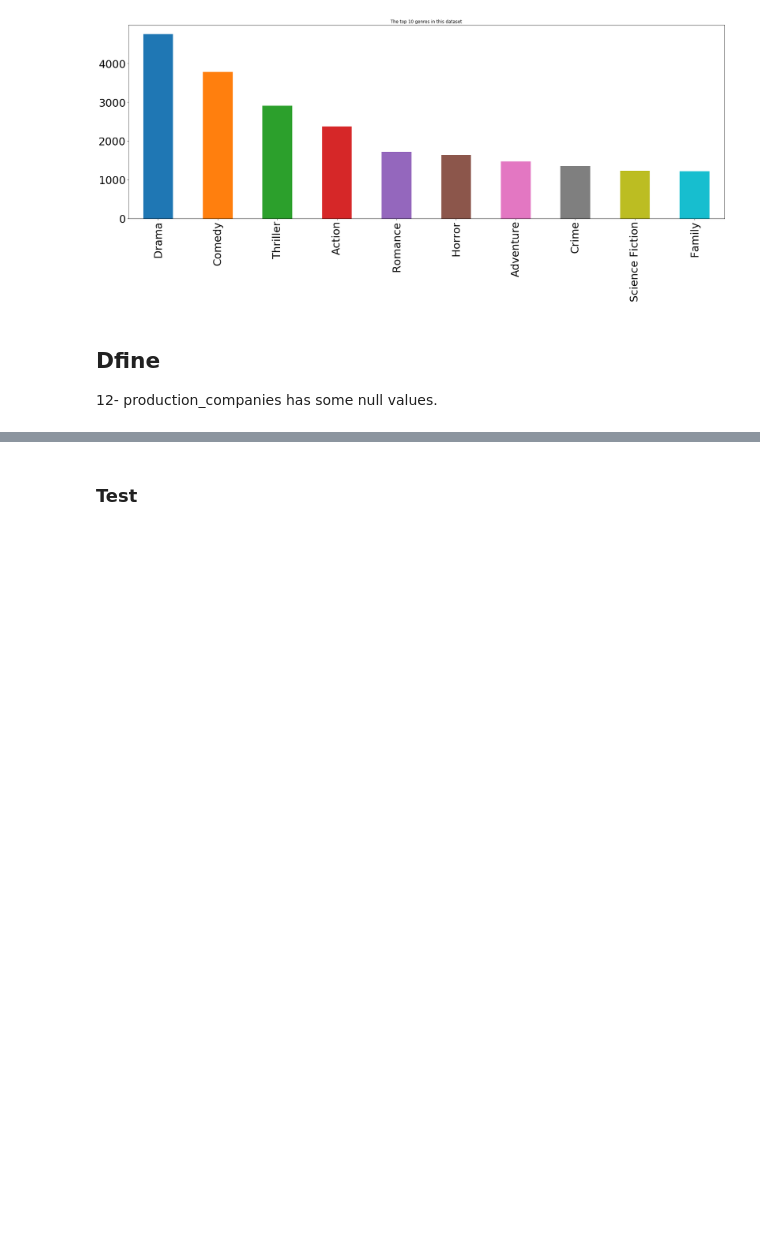
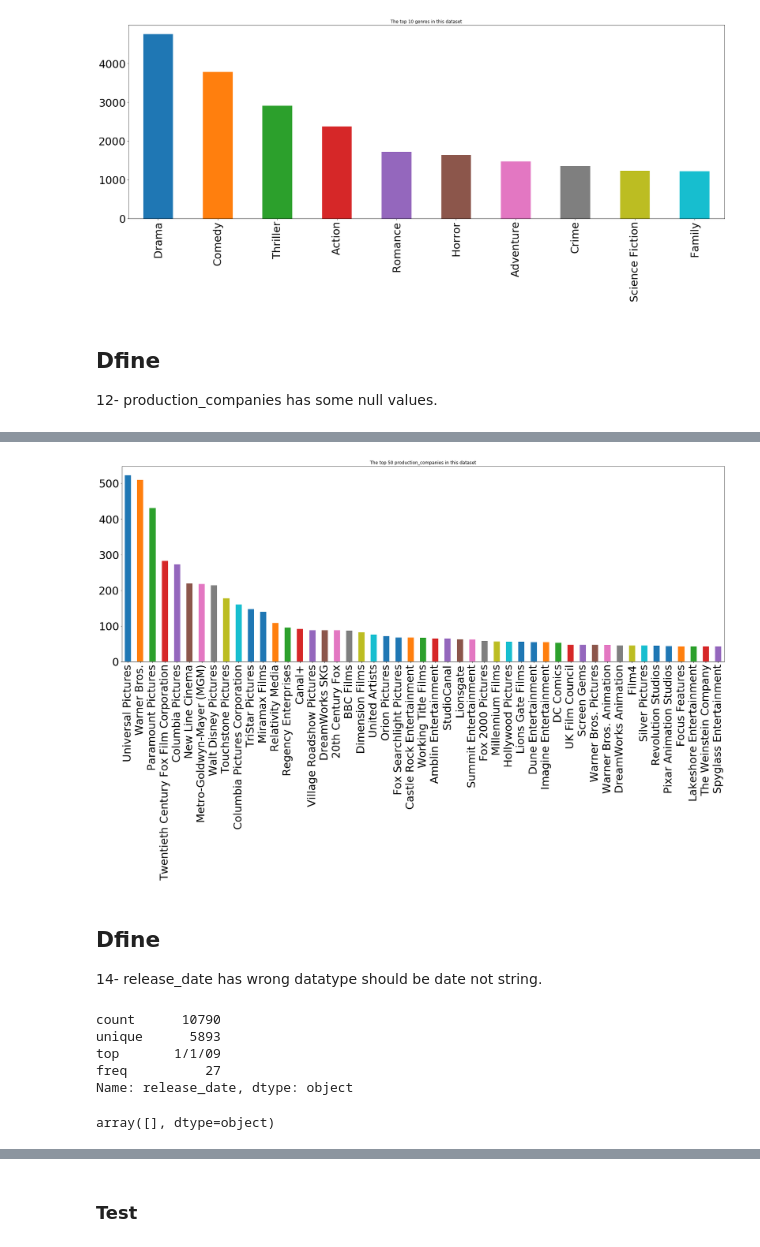
Before and after one commit to mohammed-otaibi/Investigate-a-Movies-Dataset, a Jupyter notebook: Investigate a Movies Dataset.ipynb, the cells around one changed output, grey strips where cells are left out. Cells and saved outputs as stored; diff of their text form; code cells hidden in the pictures; blank space fills up the shorter version.

Commit message:
Type : Code
Completing Investigating the data , and Cleaning data.

Signed-off-by: mohammed-otaibi <mohammed16236@gmail.com>

```diff
--- a/Investigate a Movies Dataset.ipynb
+++ b/Investigate a Movies Dataset.ipynb
@@ -335,0 +345,4 @@ movies.production_companies.fillna("null value", inplace=True)
+# %%
+# split production_companies column by remove "|"
+production_companies_df= movies["production_companies"].str.split("|", n = -1, expand = True)
+production_companies_df.head()
@@ -335,0 +356,9 @@ movies.production_companies.fillna("null value", inplace=True)
+# %%
+# convert production_companies_df to list
+production_companies_list=[]
+production_companies_list=production_companies_df.values.reshape(-1,).tolist()
+# %%
+dfproduction_companies= pd.DataFrame(production_companies_list)
+dfproduction_companies.shape
+
+dfproduction_companies.head()
@@ -335,0 +374,16 @@ movies.production_companies.fillna("null value", inplace=True)
+# %%
+b= dfproduction_companies[0].value_counts()
+x = b.iloc[1:50].plot(kind='bar',figsize=(30,10), fontsize=30, title='The top 50 production_companies in this dataset')
+# %% [output]
+[figure, added]
+# %% [markdown]
+## Dfine
+14- release_date has wrong datatype should be date not string.
+# %%
+movies.release_date.describe(include='all')
+# %% [output]
+count      10790
+unique      5893
+top       1/1/09
+freq          27
+Name: release_date, dtype: object
@@ -335,0 +392,4 @@ movies.production_companies.fillna("null value", inplace=True)
+# %%
+year
+# %% [output]
+array([], dtype=object)
```
Also changed, not shown: parts of 18 cells of this notebook, 1 other file.
